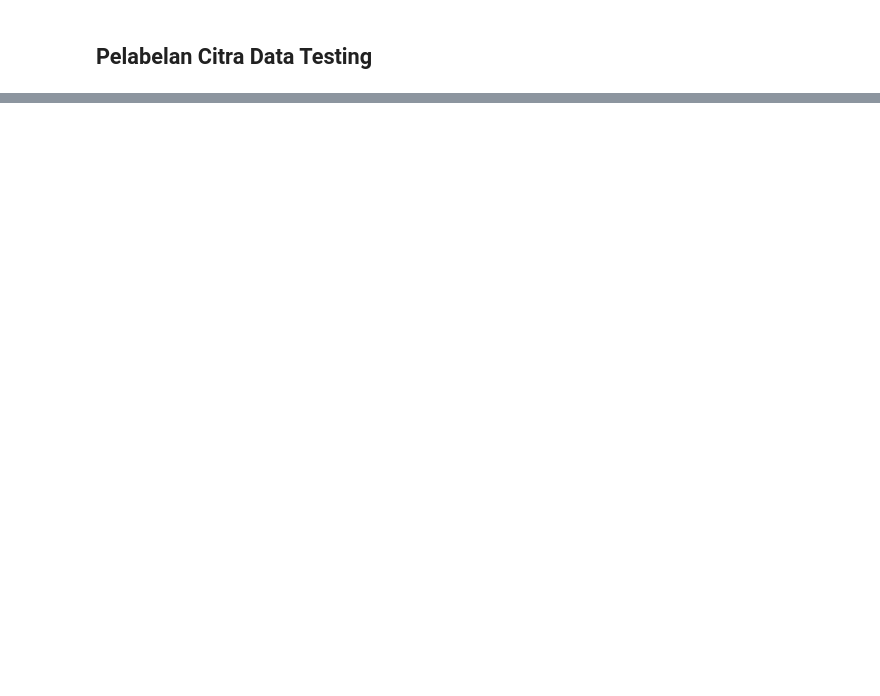
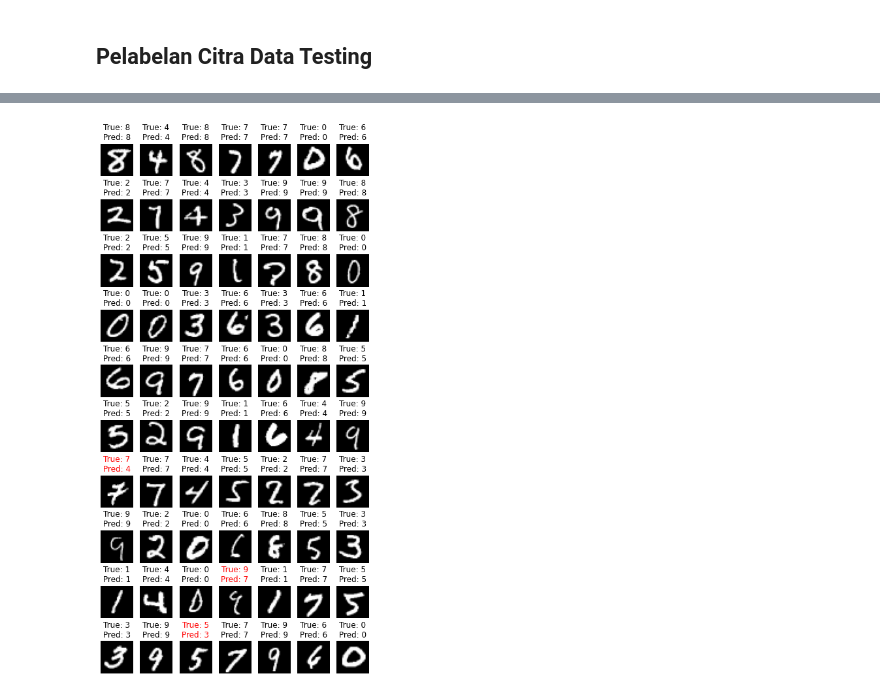
Before and after one commit to LeToyek/ML-Kelompok5-3H-Ceria-Cepat-Cendekiawan, a Jupyter notebook: Kuis1/SVM - 80-20.ipynb, the cells around one changed output, grey strips where cells are left out. Drawn from its saved outputs; the diff is of its cells as text; code cells hidden in the pictures; blank space fills up the shorter version.

```diff
--- a/Kuis1/SVM - 80-20.ipynb
+++ b/Kuis1/SVM - 80-20.ipynb
@@ -195,0 +302,26 @@ plt.show()
+# %%
+import pandas as pd
+
+n_samples_to_display = 70
+# Display images with true labels and predicted labels
+plt.figure(figsize=(6, 12))
+for i in range(n_samples_to_display):
+    plt.subplot(10, 7, i + 1)
+    plt.imshow(Xtest[i].reshape(28, 28), cmap="gray")
+
+    # Determine text color based on true or predicted
+    true_label = ytest[i] if isinstance(ytest, pd.Series) else ytest[i]
+    pred_label = yfit[i] if isinstance(yfit, pd.Series) else yfit[i]
+
+    if true_label == pred_label:
+        text_color = 'black'
+    else:
+        text_color = 'red'
+
+    plt.title(f"True: {true_label}\nPred: {pred_label}", color=text_color)
+    plt.axis("off")
+
+plt.tight_layout()
+plt.show()
+# %% [output]
+[figure, added]
```
Also changed, not shown: parts of 15 cells of this notebook.
